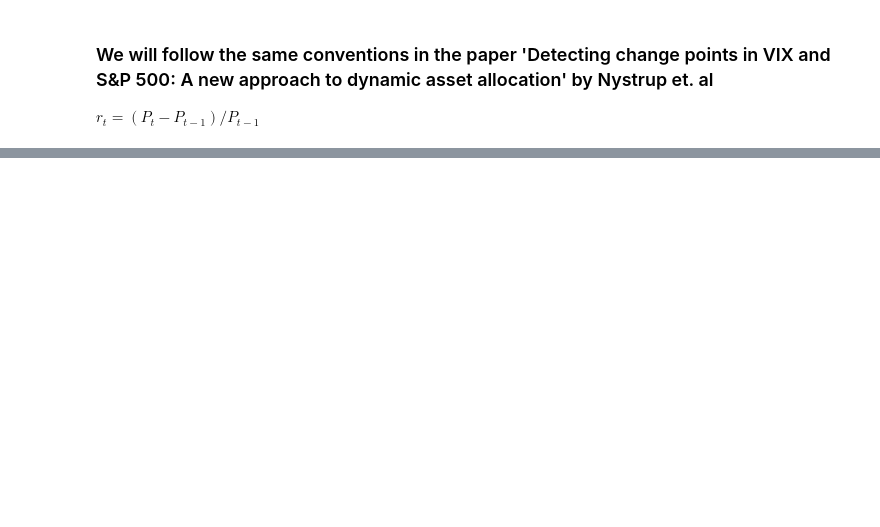
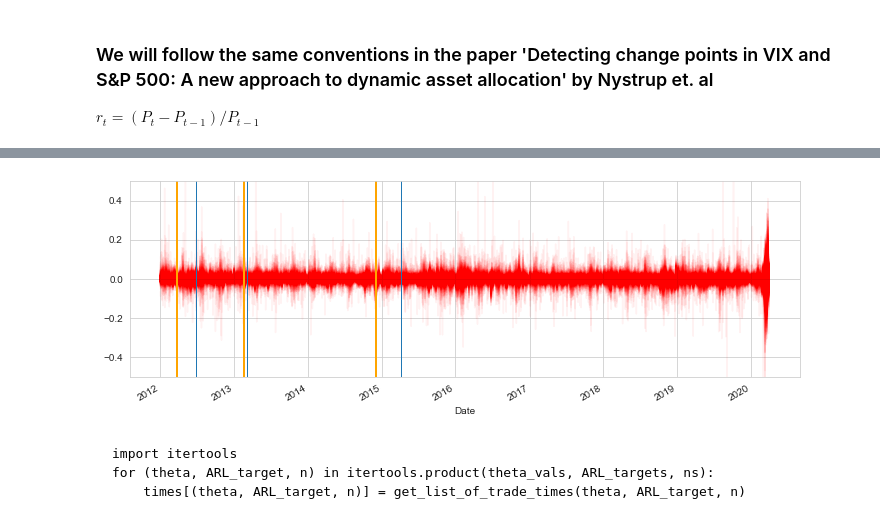
Before and after one commit to davidislip/ECE1505-Project, a Jupyter notebook: Data_ChangeDetection.ipynb, the cells around one changed output, grey strips where cells are left out. Saved outputs shown, nothing was run; the diff lists cells and outputs as text; code cells hidden in the pictures; blank space fills up the shorter version.

Commit message:
Created Rebalancing Times

```diff
--- a/Data_ChangeDetection.ipynb
+++ b/Data_ChangeDetection.ipynb
@@ -439,0 +460,14 @@ True
+# %%
+theta = 0.5
+arl_t = 1000
+n = 60
+# %%
+res = get_list_of_trade_times(theta, arl_t, n);
+with open(str(theta)+"_"+str(arl_t)+"_"+str(n)+".pkl", 'wb') as f:
+    pkl.dump(res, f)
+# %%
+res_times = np.array(res['times'])
+res_times = res_times[np.array(res['ARL']) >arl_t]
+
+post_detections =  np.array(res['Ts'])
+post_detections = post_detections[np.array(res['ARL']) >arl_t]
@@ -439,0 +490,14 @@ True
+# %%
+R.plot(legend =False, alpha = 0.05, color = 'red', figsize = (12,4), ylim = (-0.5, 0.5))
+
+for i in range(len(res_times)):
+    plt.axvline(x=R.index[res_times[i] - 2*n + post_detections[i]+3], color = 'orange', linewidth = 2)
+
+for i in res_times:
+    plt.axvline(x=R.index[i], linewidth =1)
+# %% [output]
+[figure, added]
+# %% [markdown]
+    import itertools
+    for (theta, ARL_target, n) in itertools.product(theta_vals, ARL_targets, ns):
+        times[(theta, ARL_target, n)] = get_list_of_trade_times(theta, ARL_target, n)
```
Also changed, not shown: parts of 27 cells of this notebook, 4 other files.
